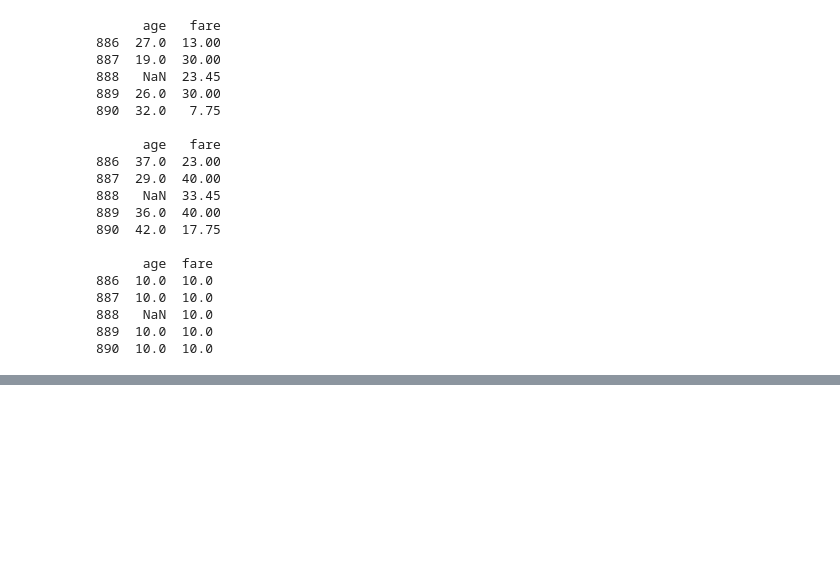
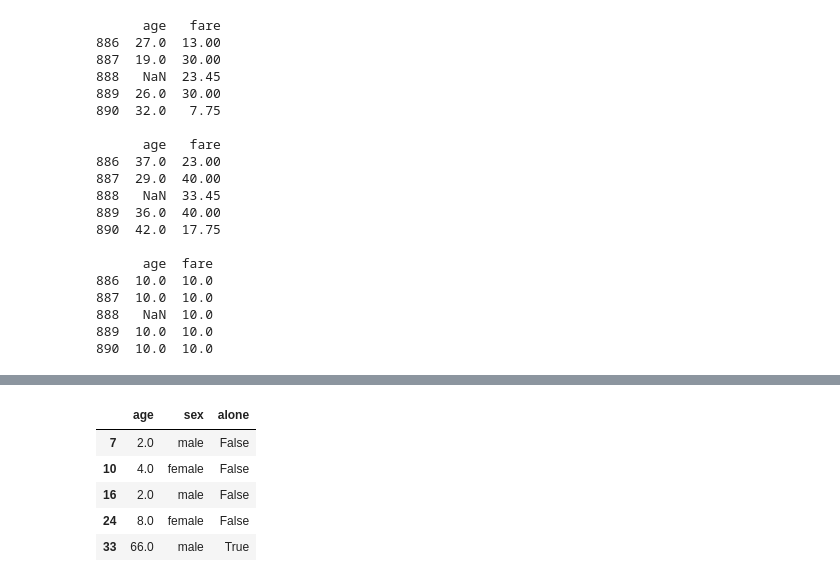
Before and after one commit to taehoony123/15-pandas, a Jupyter notebook: 04_산술연산.ipynb, the cells around one changed output, grey strips where cells are left out. Drawn from its saved outputs; the diff is of its cells as text; code cells hidden in the pictures; blank space fills up the shorter version.

```diff
--- a/04_산술연산.ipynb
+++ b/04_산술연산.ipynb
@@ -274,0 +386,11 @@ print(sub.tail())
+# %%
+mask3 = (titanic.age < 10 ) | (titanic.age >= 60)
+df_under10_morethan60 = titanic.loc[mask3,['age','sex','alone']]
+df_under10_morethan60.head()
+# %% [output]
+|  | age | sex | alone |
+| 7 | 2.0 | male | False |
+| 10 | 4.0 | female | False |
+| 16 | 2.0 | male | False |
+| 24 | 8.0 | female | False |
+| 33 | 66.0 | male | True |
```
Also changed, not shown: parts of 8 cells of this notebook.
